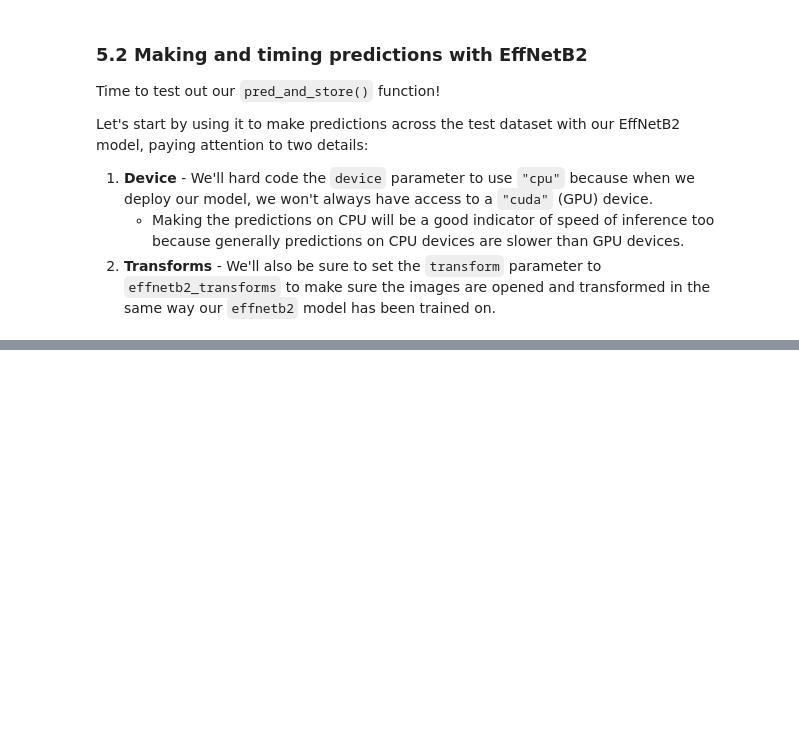
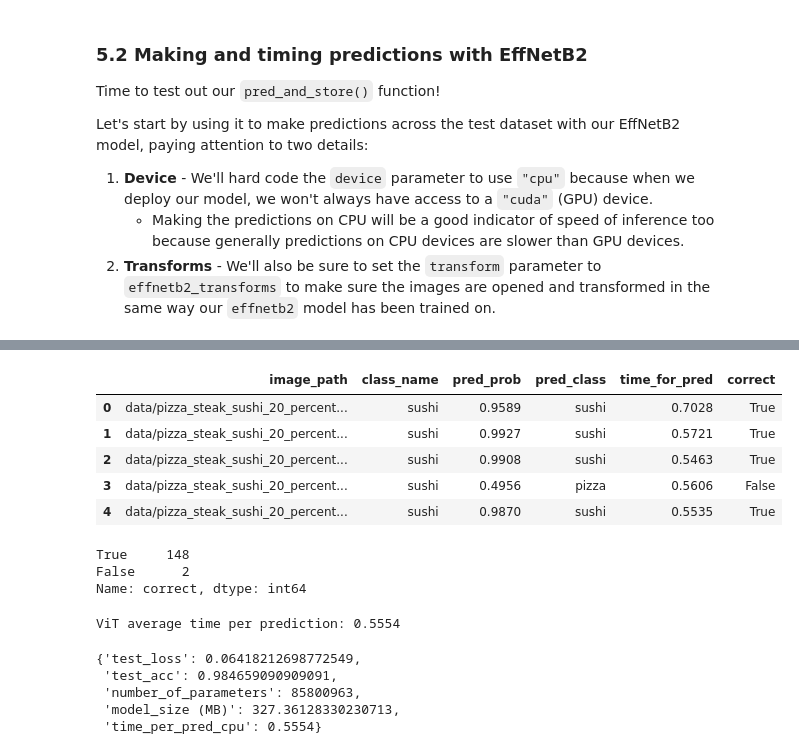
Before and after one commit to BMugo84/pytorch_in_25_hours, a Jupyter notebook: 09_pytorch_model_deployment.ipynb, the cells around one changed output, grey strips where cells are left out. Drawn from its saved outputs; the diff is of its cells as text; code cells hidden in the pictures; blank space fills up the shorter version.

```diff
--- a/09_pytorch_model_deployment.ipynb
+++ b/09_pytorch_model_deployment.ipynb
@@ -786,0 +803,35 @@ effnetb2_test_pred_dicts = pred_and_store(paths=test_data_paths,
+# %%
+# Turn vit_test_pred_dicts
+import pandas as pd
+vit_test_pred_df = pd.DataFrame(vit_test_pred_dicts)
+vit_test_pred_df.head()
+# %% [output]
+|  | image_path | class_name | pred_prob | pred_class | time_for_pred | correct |
+| 0 | data/pizza_steak_sushi_20_percent... | sushi | 0.9589 | sushi | 0.7028 | True |
+| 1 | data/pizza_steak_sushi_20_percent... | sushi | 0.9927 | sushi | 0.5721 | True |
+| 2 | data/pizza_steak_sushi_20_percent... | sushi | 0.9908 | sushi | 0.5463 | True |
+| 3 | data/pizza_steak_sushi_20_percent... | sushi | 0.4956 | pizza | 0.5606 | False |
+| 4 | data/pizza_steak_sushi_20_percent... | sushi | 0.9870 | sushi | 0.5535 | True |
+# %%
+# See how many correct
+vit_test_pred_df.correct.value_counts()
+# %% [output]
+True     148
+False      2
+Name: correct, dtype: int64
+# %%
+# Calculate average time per prediction for ViT model
+vit_average_time_per_pred = round(vit_test_pred_df.time_for_pred.mean(), 4)
+print(f"ViT average time per prediction: {vit_average_time_per_pred}")
+# %% [output]
+ViT average time per prediction: 0.5554
+# %%
+# Add average time per prediction to ViT stats
+vit_stats["time_per_pred_cpu"] = vit_average_time_per_pred
+vit_stats
+# %% [output]
+{'test_loss': 0.06418212698772549,
+ 'test_acc': 0.984659090909091,
+ 'number_of_parameters': 85800963,
+ 'model_size (MB)': 327.36128330230713,
+ 'time_per_pred_cpu': 0.5554}
```
Also changed, not shown: parts of 6 cells of this notebook.
